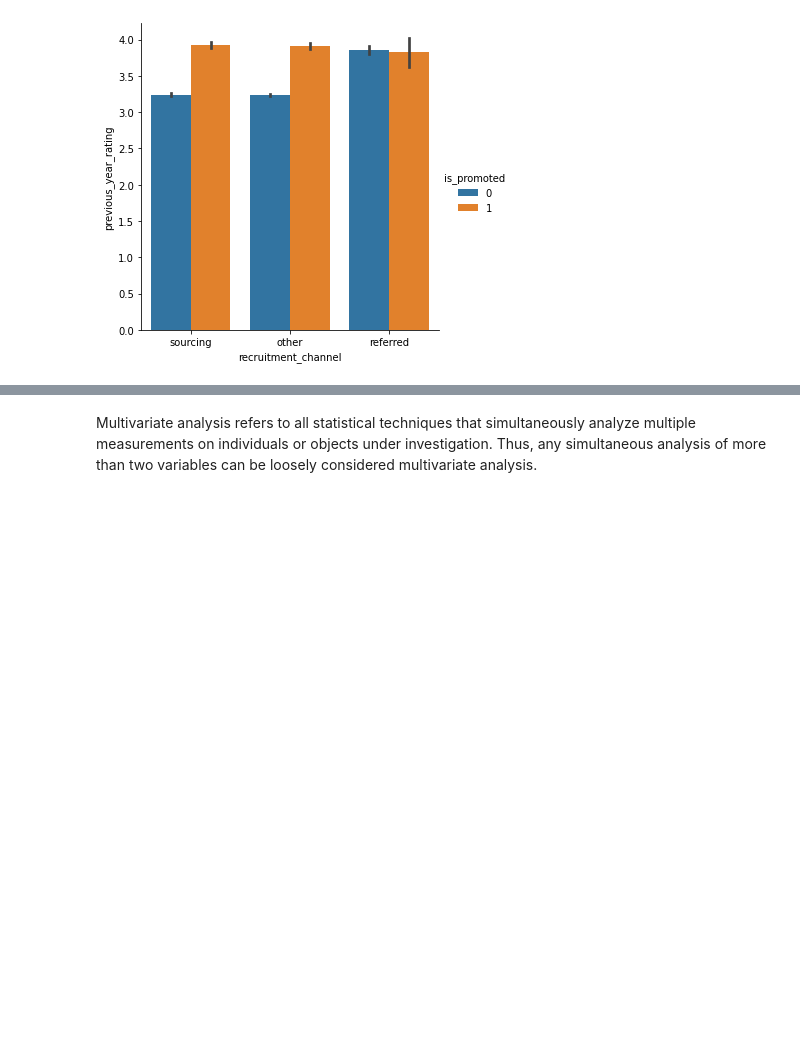
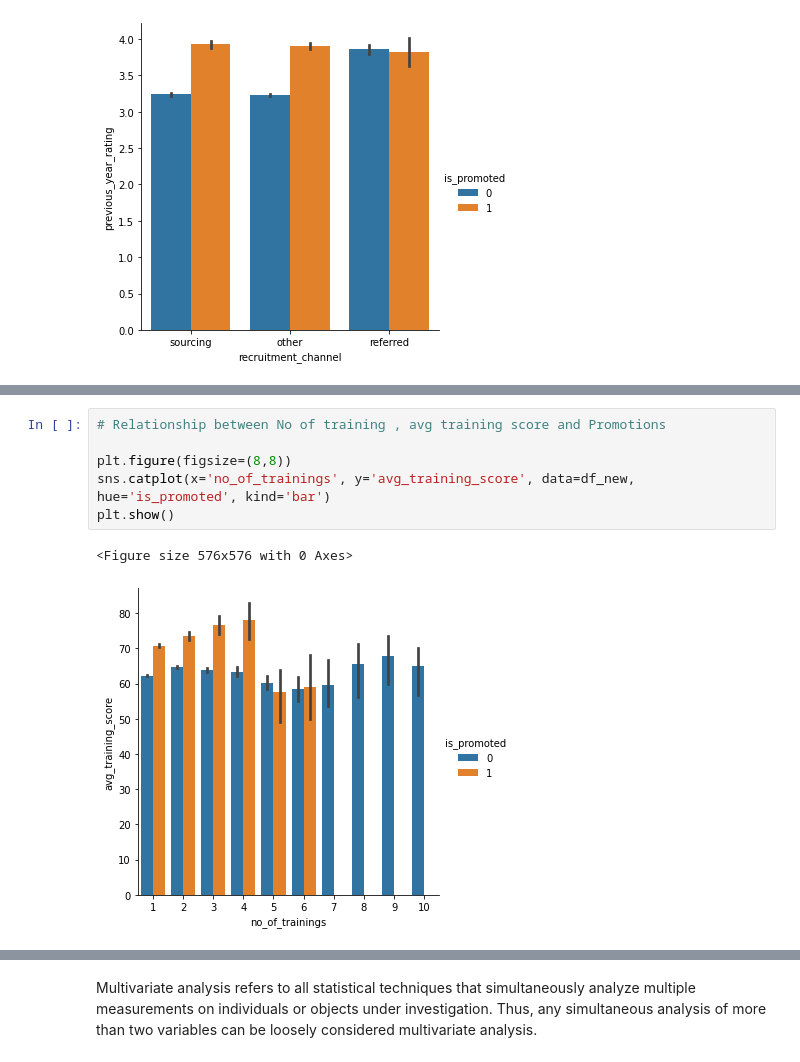
Before and after one commit to deelilah/HR-Promotion, a Jupyter notebook: TM_Assessment_with_MTA.ipynb, the cells around one changed output, grey strips where cells are left out. Saved outputs shown, nothing was run; the diff lists cells and outputs as text; blank space fills up the shorter version.

```diff
--- a/TM_Assessment_with_MTA.ipynb
+++ b/TM_Assessment_with_MTA.ipynb
@@ -345,0 +393,9 @@ plt.show()
+# %%
+# Relationship between No of training , avg training score and Promotions
+
+plt.figure(figsize=(8,8))
+sns.catplot(x='no_of_trainings', y='avg_training_score', data=df_new, hue='is_promoted', kind='bar')
+plt.show()
+# %% [output]
+<Figure size 576x576 with 0 Axes>
+[figure, added]
```
Also changed, not shown: parts of 42 cells of this notebook.
